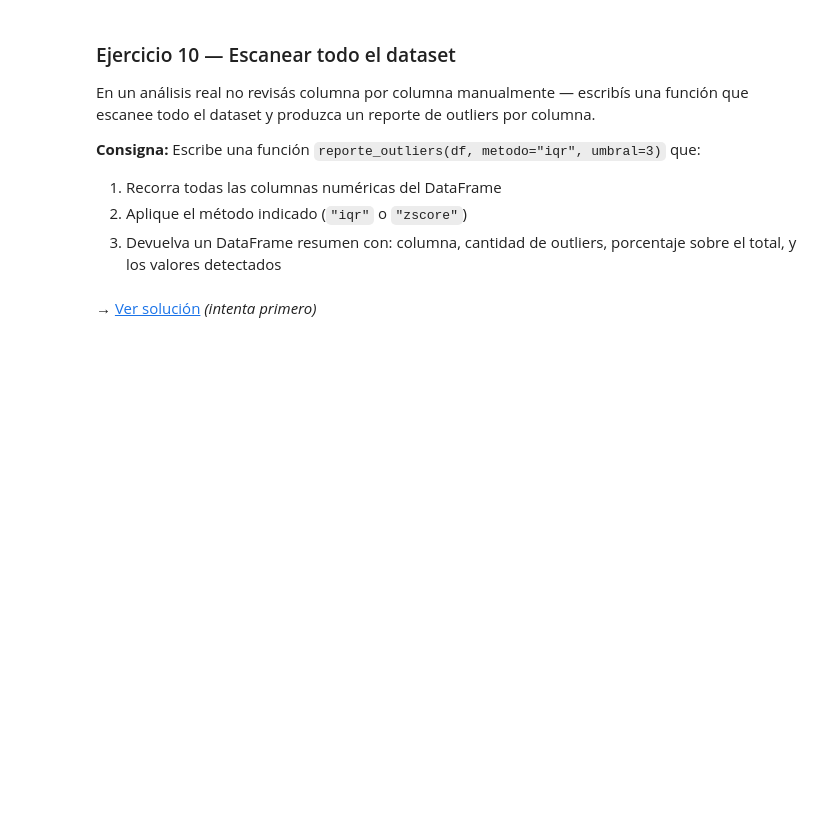
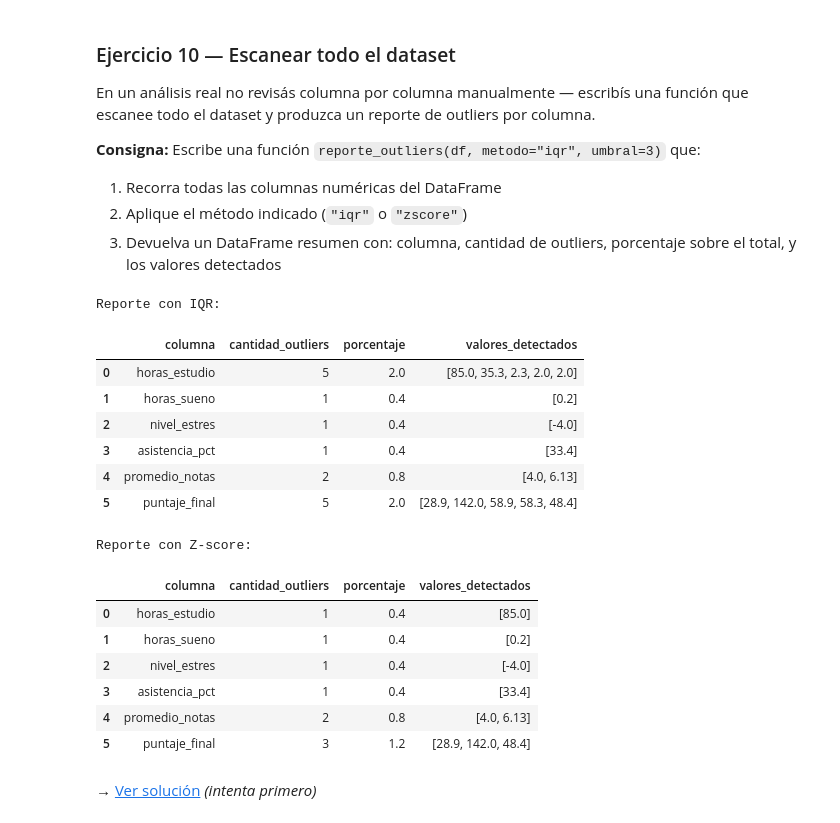
Before and after one commit to MarianoZamora95/data-analysis-course, a Jupyter notebook: modulo-3-transformacion/clase-12/practica/notebook.ipynb, the cells around one changed output. Cells and saved outputs as stored; diff of their text form; code cells hidden in the pictures; blank space fills up the shorter version.

```diff
--- a/modulo-3-transformacion/clase-12/practica/notebook.ipynb
+++ b/modulo-3-transformacion/clase-12/practica/notebook.ipynb
@@ -350,9 +350,9 @@ df = pd.read_csv("estudiantes.csv")
 
 arr = df["horas_sueno"].values
 
-media =
-std   =
-zscores =
+media   = np.mean(arr)
+std     = np.std(arr)
+zscores = (arr - media) / std
 
 outliers_mask = np.abs(zscores) > 3
 indices = np.where(outliers_mask)[0]
@@ -360,6 +360,3 @@ indices = np.where(outliers_mask)[0]
 print("Outliers detectados por Z-score en horas_sueno:")
 for idx in indices:
     print(f"  Fila {idx}: valor = {arr[idx]:.1f} | Z-score = {zscores[idx]:+.2f}")
-
-# ¿El valor de 0.2 horas aparece? ¿Cuál es su Z-score?
-# ¿Qué significa un Z-score tan extremo?
@@ -376,41 +376,61 @@ En un análisis real no revisás columna por columna manualmente — escribís u
 # %%
 import numpy as np
 import pandas as pd
 
 df = pd.read_csv("estudiantes.csv")
 
 def reporte_outliers(df, metodo="iqr", umbral=3):
     resultados = []
 
     for col in df.select_dtypes(include=[np.number]).columns:
         arr = df[col].values
 
         if metodo == "iqr":
             p25 = np.percentile(arr, 25)
             p75 = np.percentile(arr, 75)
             iqr = p75 - p25
             mask = (arr < p25 - 1.5 * iqr) | (arr > p75 + 1.5 * iqr)
         elif metodo == "zscore":
             zscores = (arr - np.mean(arr)) / np.std(arr)
             mask = np.abs(zscores) > umbral
+        else:
+            raise ValueError("Método no válido. Usá 'iqr' o 'zscore'.")
 
-        valores = arr[mask].tolist()
+        valores_outliers = arr[mask]
+        cantidad = len(valores_outliers)
+        porcentaje = (cantidad / len(arr)) * 100
+
         resultados.append({
-            "columna":    col,
-            "outliers":   mask.sum(),
-            "porcentaje": round(mask.sum() / len(arr) * 100, 1),
-            "valores":    valores,
+            "columna": col,
+            "cantidad_outliers": cantidad,
+            "porcentaje": round(porcentaje, 2),
+            "valores_detectados": valores_outliers.tolist()
         })
 
     return pd.DataFrame(resultados)
 
-print("=== IQR ===")
-print(reporte_outliers(df, metodo="iqr"))
+# Probamos ambos métodos
+print("Reporte con IQR:")
+display(reporte_outliers(df, metodo="iqr"))
 
-print("\n=== Z-score ===")
-print(reporte_outliers(df, metodo="zscore"))
-
-# ¿Los cuatro outliers intencionales aparecen en alguno de los dos reportes?
-# ¿Hay alguno que solo detecta uno de los dos métodos?
+print("\nReporte con Z-score:")
+display(reporte_outliers(df, metodo="zscore", umbral=3))
+# %% [output]
+Reporte con IQR:
+|  | columna | cantidad_outliers | porcentaje | valores_detectados |
+| 0 | horas_estudio | 5 | 2.0 | [85.0, 35.3, 2.3, 2.0, 2.0] |
+| 1 | horas_sueno | 1 | 0.4 | [0.2] |
+| 2 | nivel_estres | 1 | 0.4 | [-4.0] |
+| 3 | asistencia_pct | 1 | 0.4 | [33.4] |
+| 4 | promedio_notas | 2 | 0.8 | [4.0, 6.13] |
+| 5 | puntaje_final | 5 | 2.0 | [28.9, 142.0, 58.9, 58.3, 48.4] |
+Reporte con Z-score:
+|  | columna | cantidad_outliers | porcentaje | valores_detectados |
+| 0 | horas_estudio | 1 | 0.4 | [85.0] |
+| 1 | horas_sueno | 1 | 0.4 | [0.2] |
+| 2 | nivel_estres | 1 | 0.4 | [-4.0] |
+| 3 | asistencia_pct | 1 | 0.4 | [33.4] |
+| 4 | promedio_notas | 2 | 0.8 | [4.0, 6.13] |
+| 5 | puntaje_final | 3 | 1.2 | [28.9, 142.0, 48.4] |
 # %% [markdown]
 → [Ver solución](./solucion.md) *(intenta primero)*
```
Also changed, not shown: parts of 1 cell of this notebook.
